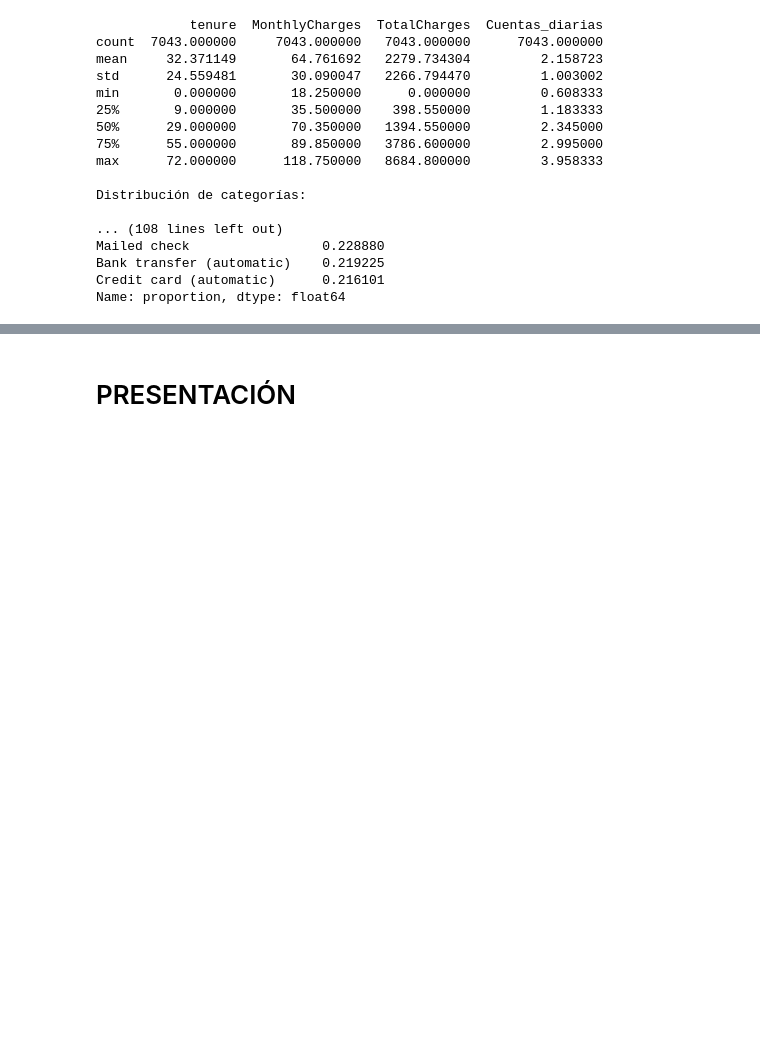
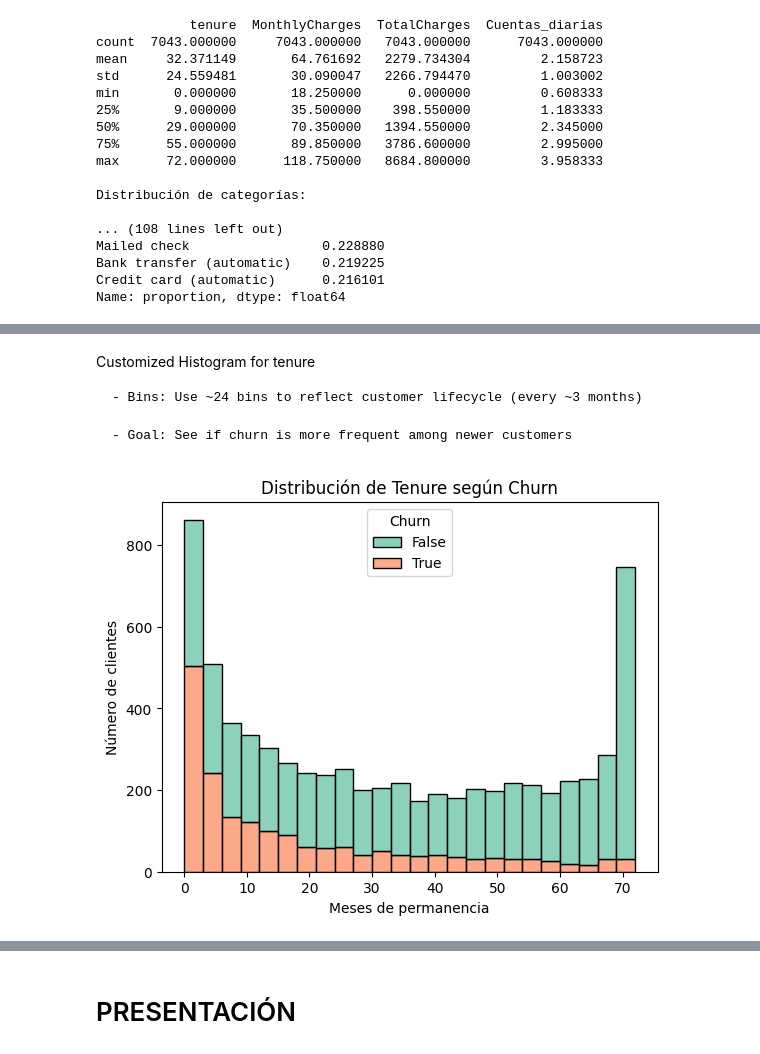
Before and after one commit to mauloredo/Challenge_Telecom_X2, a Jupyter notebook: x2.ipynb, the cells around one changed output, grey strips where cells are left out. Drawn from its saved outputs; the diff is of its cells as text; code cells hidden in the pictures; blank space fills up the shorter version.

Commit message:
Se customizan los histogramas de las variables numéricas.

```diff
--- a/x2.ipynb
+++ b/x2.ipynb
@@ -342,0 +369,15 @@ plt.show()
+# %% [markdown]
+Customized Histogram for tenure
+
+    - Bins: Use ~24 bins to reflect customer lifecycle (every ~3 months)
+
+    - Goal: See if churn is more frequent among newer customers
+# %%
+sns.histplot(data=datos, x='tenure', hue='Churn', multiple='stack', bins=24, palette='Set2')
+plt.title("Distribución de Tenure según Churn")
+plt.xlabel("Meses de permanencia")
+plt.ylabel("Número de clientes")
+plt.savefig("hist_tenure_churn.png")
+plt.show()
+# %% [output]
+[figure, added]
```
Also changed, not shown: parts of 15 cells of this notebook.
